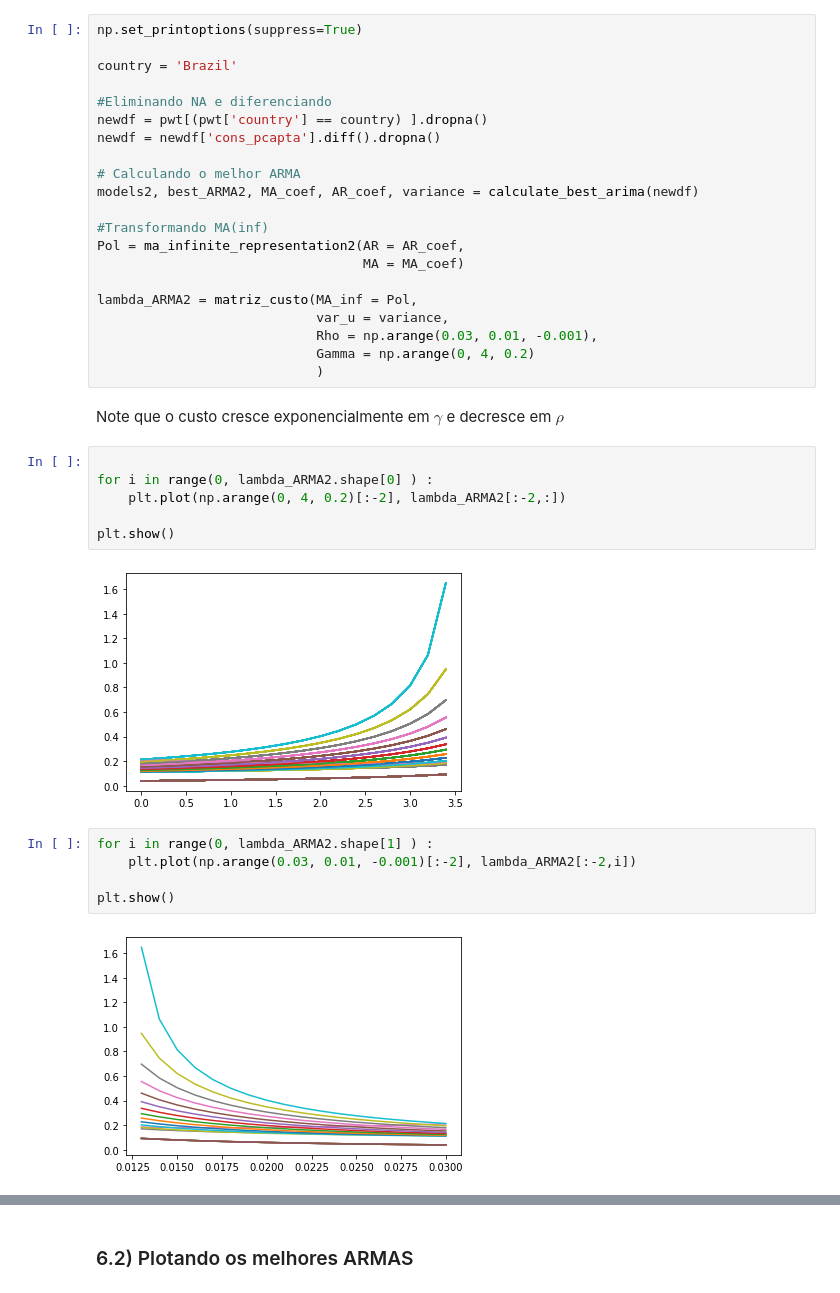
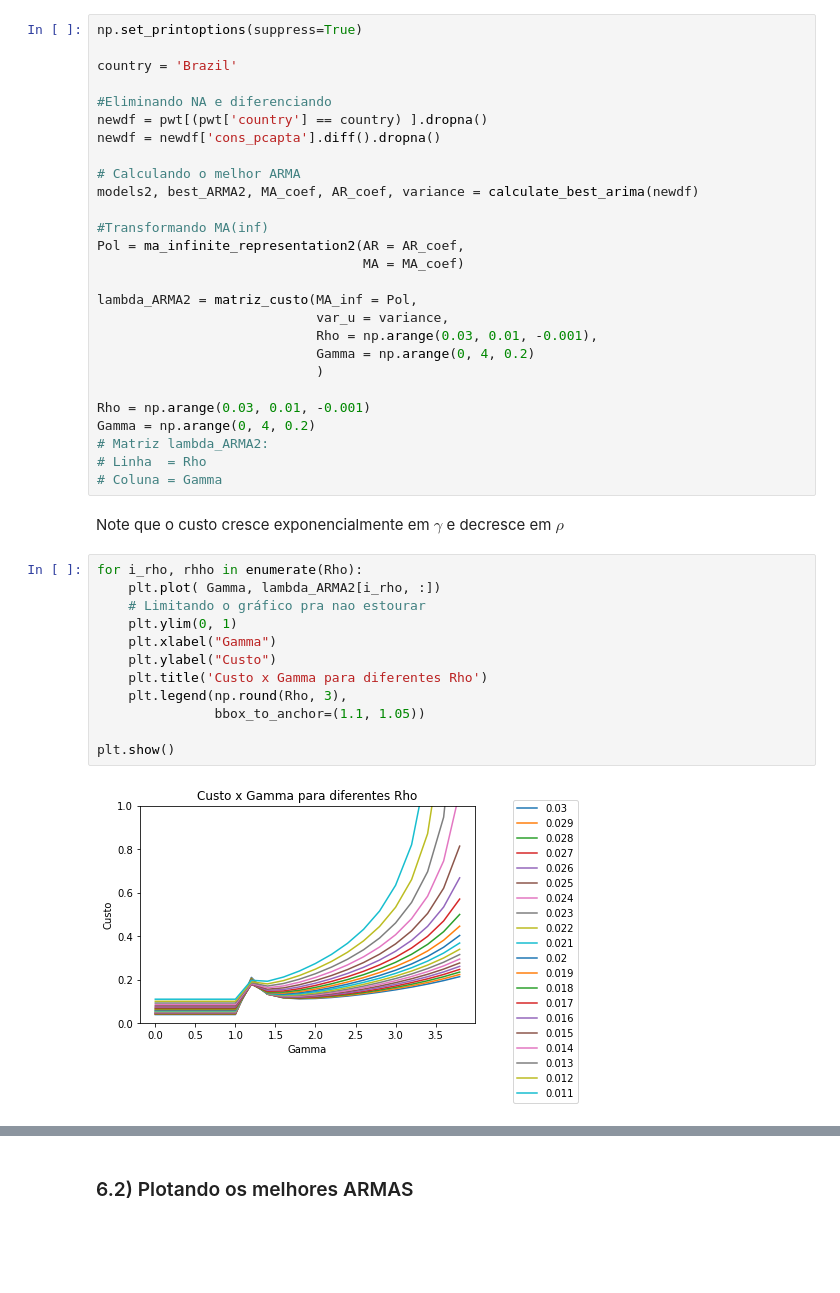
Before and after one commit to lucasestrela/Dissertacao, a Jupyter notebook: Calculando_Custo.ipynb, the cells around one changed output, grey strips where cells are left out. Drawn from its saved outputs; the diff is of its cells as text; blank space fills up the shorter version.

```diff
--- a/Calculando_Custo.ipynb
+++ b/Calculando_Custo.ipynb
@@ -287,20 +296,25 @@ lambda_ARMA2 = matriz_custo(MA_inf = Pol,
                             Rho = np.arange(0.03, 0.01, -0.001),
                             Gamma = np.arange(0, 4, 0.2)
                             )
+
+Rho = np.arange(0.03, 0.01, -0.001)
+Gamma = np.arange(0, 4, 0.2)
+# Matriz lambda_ARMA2:
+# Linha  = Rho
+# Coluna = Gamma
 # %% [markdown]
 Note que o custo cresce exponencialmente em $\gamma$ e decresce em $\rho$
-# %%
-
-for i in range(0, lambda_ARMA2.shape[0] ) :
-    plt.plot(np.arange(0, 4, 0.2)[:-2], lambda_ARMA2[:-2,:])
-
-plt.show()
-# %% [output]
-[figure, removed]
-# %%
-for i in range(0, lambda_ARMA2.shape[1] ) :
-    plt.plot(np.arange(0.03, 0.01, -0.001)[:-2], lambda_ARMA2[:-2,i])
-
-plt.show()
-# %% [output]
-[figure, removed]
+# %%
+for i_rho, rhho in enumerate(Rho):
+    plt.plot( Gamma, lambda_ARMA2[i_rho, :])
+    # Limitando o gráfico pra nao estourar
+    plt.ylim(0, 1)
+    plt.xlabel("Gamma")
+    plt.ylabel("Custo")
+    plt.title('Custo x Gamma para diferentes Rho')
+    plt.legend(np.round(Rho, 3),
+               bbox_to_anchor=(1.1, 1.05))
+
+plt.show()
+# %% [output]
+[figure, added]
```
Also changed, not shown: parts of 2 cells of this notebook.
